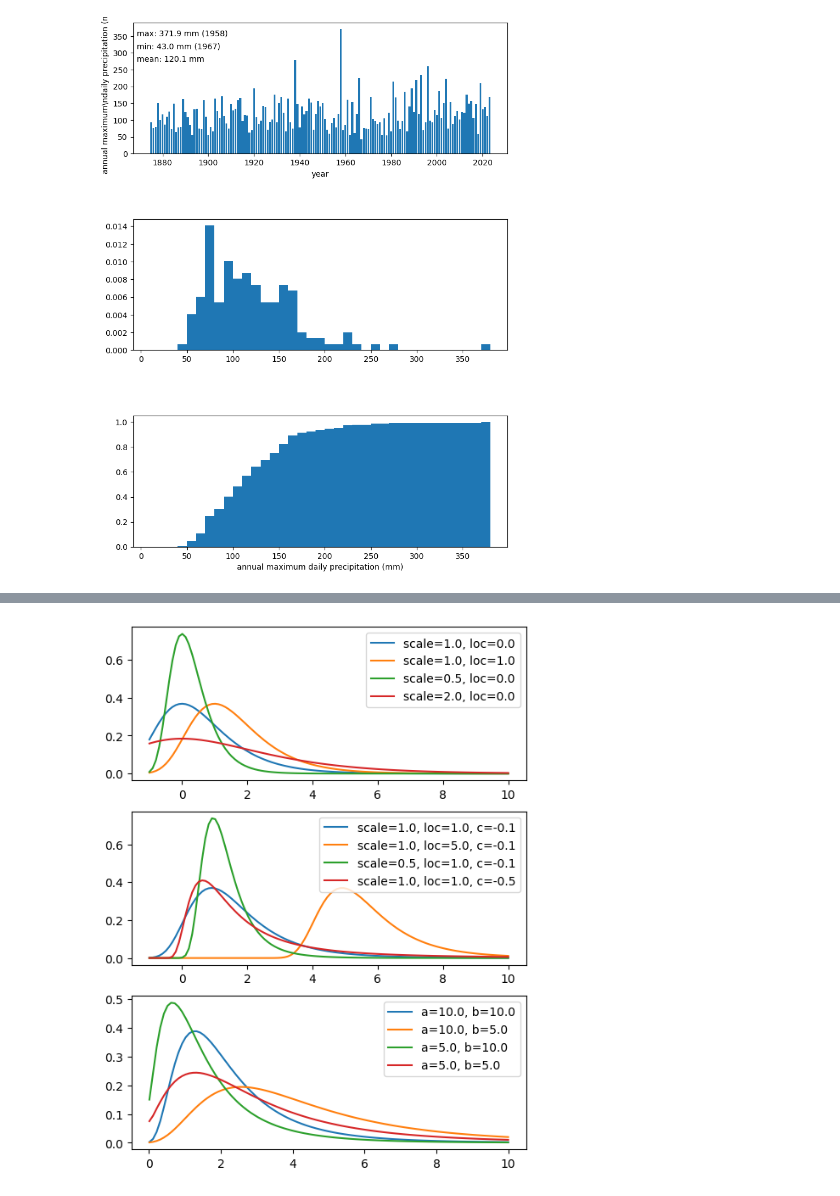
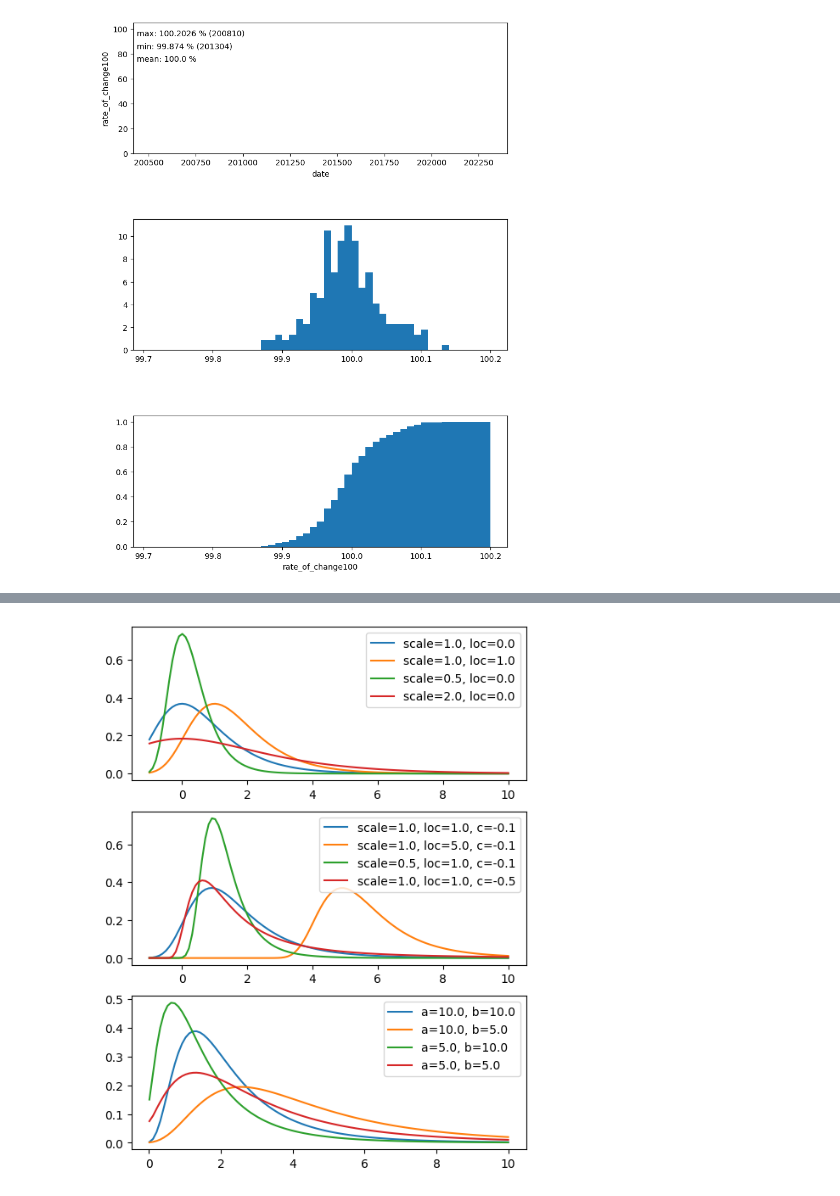
Before and after one commit to TomoharuKurosu/Tomoaharu_Kurosu_2023, a Jupyter notebook: 100年に一度_株価変化率.ipynb, the cells around one changed output, grey strips where cells are left out. Saved outputs shown, nothing was run; the diff lists cells and outputs as text; code cells hidden in the pictures.

```diff
--- a/100年に一度_株価変化率.ipynb
+++ b/100年に一度_株価変化率.ipynb
@@ -31,49 +31,51 @@ import matplotlib.pyplot as plt
 import numpy as np
 
 date = df["date"].values
-rate_of_change = df["rate_of_change"].values
+rate_of_change100 = df["rate_of_change100"].values
 
 # ndarrayに変換
 date = np.array(date)
-rate_of_change = np.array(rate_of_change)
+rate_of_change100 = np.array(rate_of_change100)
 
 #------------------------------------------------------------------------------
 # --- プロット
 # 全般の設定
 fig = plt.figure(figsize=(210/25.4, 294/25.4), dpi=100)
 out_fig_path = 'histogram.png'
 
 # プロット枠の設定
 ax01 = fig.add_axes([0.10, 0.70, 0.80, 0.20])
 ax02 = fig.add_axes([0.10, 0.40, 0.80, 0.20])
 ax03 = fig.add_axes([0.10, 0.10, 0.80, 0.20])
 
 # --- plot 1
 # 年最大日降水量を西暦毎にバーグラフで表示
-ax01.bar(date, rate_of_change)
+ax01.bar(date, rate_of_change100)
 
 ax01.set_xlabel('date')
-ax01.set_ylabel('rate_of_change (%)')
+ax01.set_ylabel('rate_of_change100')
 
 # グラフ上に最大値、最小値、平均値を表示
-fig.text(0.01, 0.9, f'max: {rate_of_change.max()} % ({date[np.argmax(rate_of_change)]})', transform=ax01.transAxes)
-fig.text(0.01, 0.8, f'min: {rate_of_change.min()} % ({deta[np.argmin(rate_of_change)]})', transform=ax01.transAxes)
-fig.text(0.01, 0.7, f'mean: {rate_of_change.mean():.1f} %', transform=ax01.transAxes)
+fig.text(0.01, 0.9, f'max: {rate_of_change100.max()} % ({date[np.argmax(rate_of_change100)]})', transform=ax01.transAxes)
+fig.text(0.01, 0.8, f'min: {rate_of_change100.min()} % ({date[np.argmin(rate_of_change100)]})', transform=ax01.transAxes)
+fig.text(0.01, 0.7, f'mean: {rate_of_change100.mean():.1f} %', transform=ax01.transAxes)
 
 # --- plot 2 と plot 3
 # bin のためのリストを作成する
-bins = [10*(i+1) for i in range(int(rate_of_change.max()/10) + 1)]
+bins = [99.7+0.01*(i+1) for i in range(int((rate_of_change100.max()-99.7)/0.01))]
 
 # ヒストグラムを表示
-ax02.hist(rate_of_change, bins=bins, density=True)
+ax02.hist(rate_of_change100, bins=bins, density=True)
+#ax02.set_xlim(99, 101)
+
 
 # 累積ヒストグラムを表示
-ax03.hist(rate_of_change, bins=bins, cumulative=True, density=True)
-ax03.set_xlabel('rate_of_change (%)')
+ax03.hist(rate_of_change100, bins=bins, cumulative=True, density=True)
+ax03.set_xlabel('rate_of_change100')
 
 #------------------------------------------------------------------------------
 # --- 図の保存
 plt.savefig(out_fig_path, transparent=False)
 #ここまで変更済み
 # %% [output]
-[figure, old version]
+[figure, new version]
```
Also changed, not shown: parts of 6 cells of this notebook.
